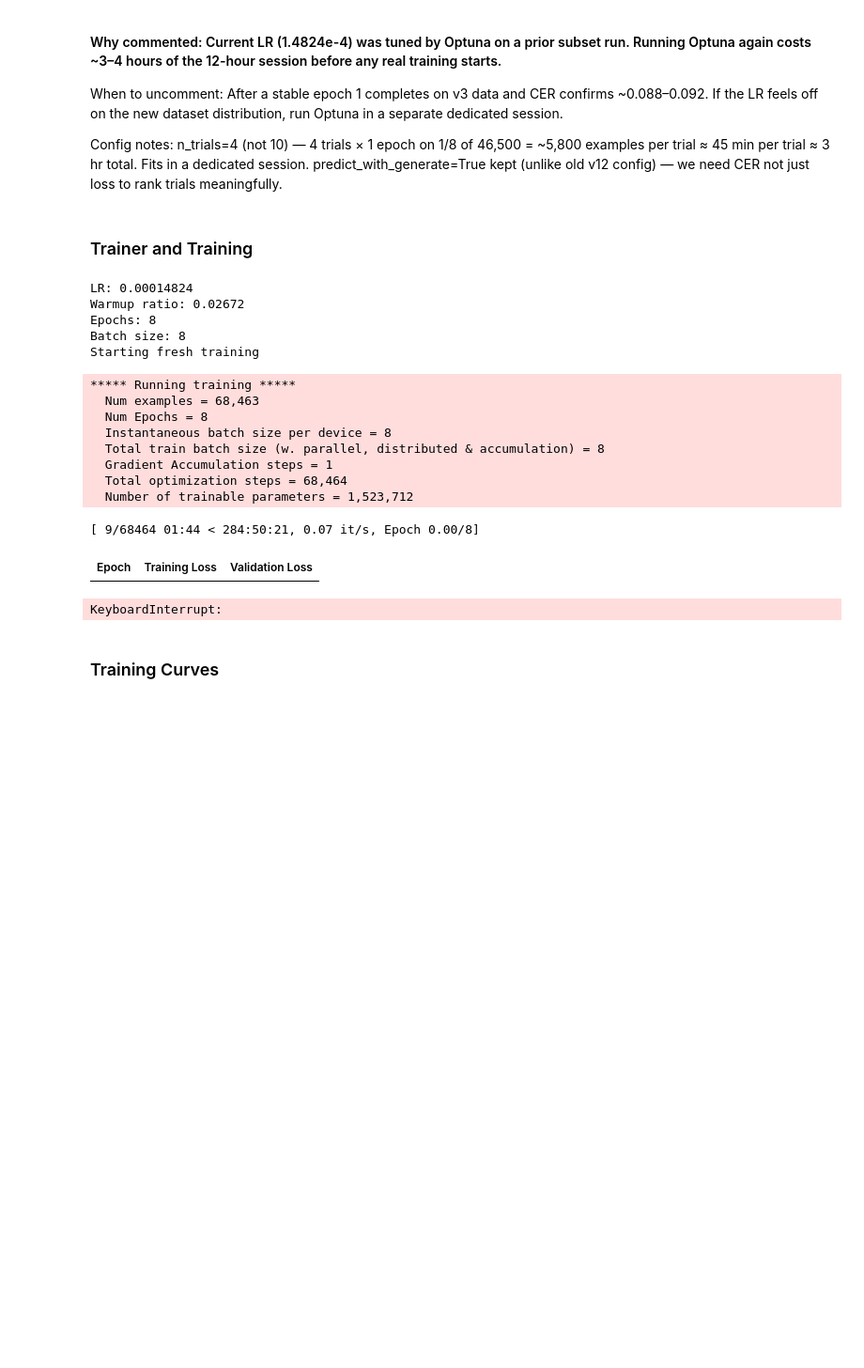
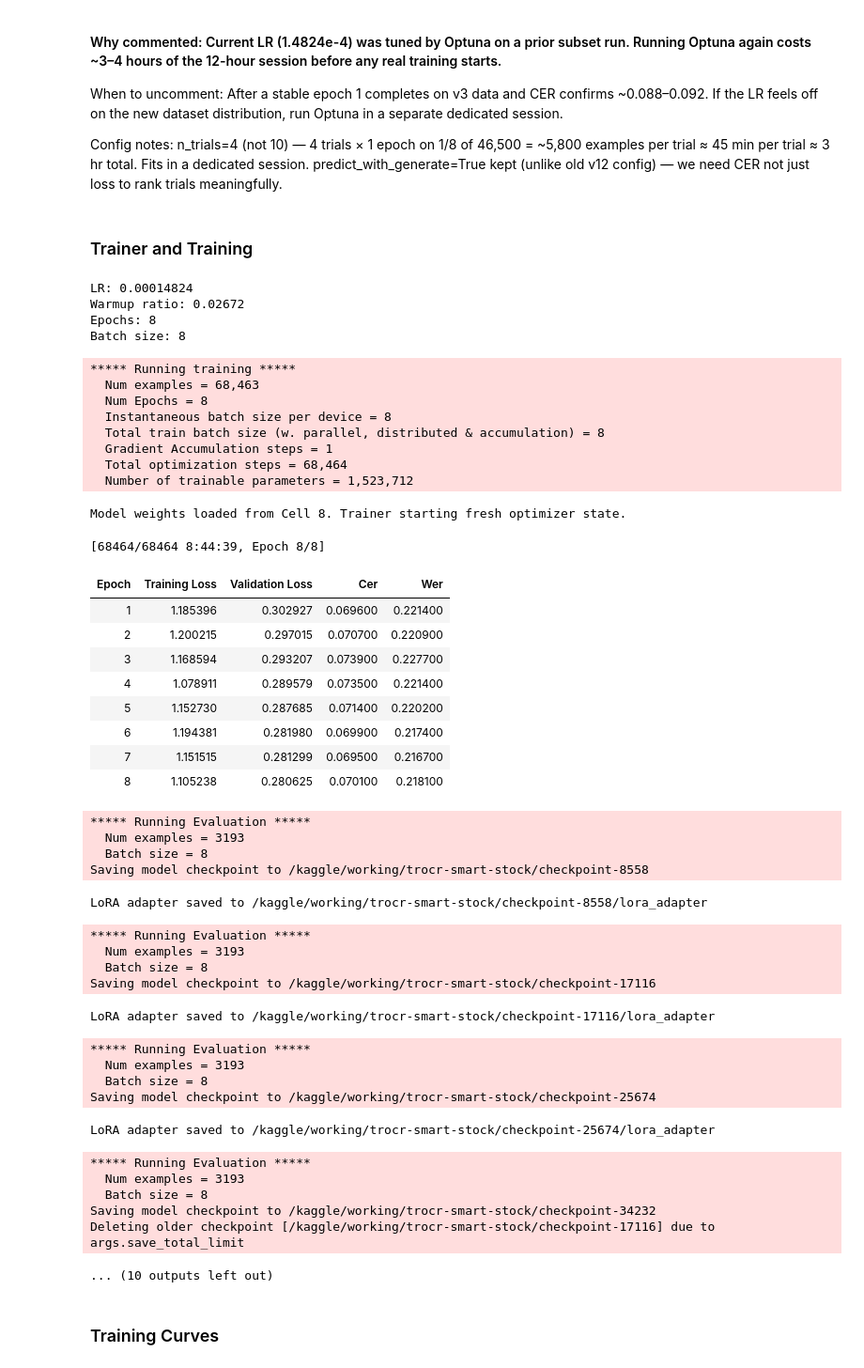
Before and after one commit to Maaz-x14/Smart-Stock, a Jupyter notebook: ml_service/ocr/kaggle_trocr.ipynb, the cells around one changed output. Shown at 94% size. Cells and saved outputs as stored; diff of their text form; code cells hidden in the pictures; blank space fills up the shorter version.

```diff
--- a/ml_service/ocr/kaggle_trocr.ipynb
+++ b/ml_service/ocr/kaggle_trocr.ipynb
@@ -493,7 +512,7 @@ from peft import LoraConfig, get_peft_model, TaskType, PeftModel
 
 # INPUT_CHECKPOINT_DIR already defined in Cell 1
 # Redeclared here for clarity — safe to run again
-INPUT_CHECKPOINT_DIR = Path("/kaggle/input/datasets/maazahmad69/smart-stock-model-data/trocr-smart-stock")
+INPUT_CHECKPOINT_DIR = Path("/kaggle/input/datasets/maazahmad69/trocr-smart-stock-model/trocr-smart-stock/trocr-smart-stock/checkpoint-51348")
 
 # Load base model from stored best weights
 base_model = VisionEncoderDecoderModel.from_pretrained(str(MODEL_INPUT))
@@ -505,7 +524,7 @@ for param in base_model.encoder.parameters():
 
 # ── Checkpoint resume priority ────────────────────────────────────────────────
 # 1. /kaggle/working/trocr-smart-stock  (current session checkpoints, most recent)
-# 2. /kaggle/input/datasets/maazahmad69/smart-stock-model-data/trocr-smart-stock (uploaded from prior session — fallback)
+# 2. /kaggle/input/datasets/maazahmad69/trocr-smart-stock-model/trocr-smart-stock/trocr-smart-stock/checkpoint-51348 (uploaded from prior session — fallback)
 # 3. Fresh LoRA (no prior checkpoint found)
 
 def find_lora_checkpoints(directory: Path):
@@ -516,18 +535,22 @@ def find_lora_checkpoints(directory: Path):
     ])
 
 working_checkpoints = find_lora_checkpoints(CHECKPOINT_DIR)
-input_checkpoints   = find_lora_checkpoints(INPUT_CHECKPOINT_DIR) if INPUT_CHECKPOINT_DIR.exists() else []
 
 if working_checkpoints:
     latest = working_checkpoints[-1]
     adapter_path = latest / "lora_adapter" if (latest / "lora_adapter").exists() else latest
     model = PeftModel.from_pretrained(base_model, str(adapter_path), is_trainable=True)
     print(f"Resumed from working dir: {adapter_path}")
-elif input_checkpoints:
-    latest = input_checkpoints[-1]
-    adapter_path = latest / "lora_adapter" if (latest / "lora_adapter").exists() else latest
+
+elif INPUT_CHECKPOINT_DIR.exists() and (
+    (INPUT_CHECKPOINT_DIR / "lora_adapter").exists() or
+    (INPUT_CHECKPOINT_DIR / "adapter_config.json").exists()
+):
+    # INPUT_CHECKPOINT_DIR points directly to checkpoint-51348 — no glob needed
+    adapter_path = INPUT_CHECKPOINT_DIR / "lora_adapter" if (INPUT_CHECKPOINT_DIR / "lora_adapter").exists() else INPUT_CHECKPOINT_DIR
     model = PeftModel.from_pretrained(base_model, str(adapter_path), is_trainable=True)
     print(f"Resumed from input dir: {adapter_path}")
+
 else:
     lora_config = LoraConfig(
         task_type=TaskType.SEQ_2_SEQ_LM,
@@ -547,9 +570,11 @@ model.config.pad_token_id           = processor.tokenizer.pad_token_id
 model.config.vocab_size             = model.config.decoder.vocab_size
 
 # Generation config — must go on model.generation_config, NOT model.config
-model.generation_config.eos_token_id         = processor.tokenizer.sep_token_id
-model.generation_config.early_stopping       = True
-model.generation_config.no_repeat_ngram_size = 3
-model.generation_config.length_penalty       = 2.0
-model.generation_config.num_beams            = 4
+model.generation_config.eos_token_id   = processor.tokenizer.sep_token_id
+model.generation_config.early_stopping = True
+model.generation_config.length_penalty = 1.0   # was 2.0 — penalised short outputs, caused hallucination
+model.generation_config.num_beams      = 4
+# no_repeat_ngram_size deliberately removed — receipt text has legitimate
+# repetitions (e.g. "60.000 60.000") that ngram blocking incorrectly suppressed,
+# causing test CER > 1.0 in v3 run 3 despite val CER of 0.0687
 # %% [output]
@@ -851,40 +876,75 @@ if CHECKPOINT_DIR.exists():
 trainer = Seq2SeqTrainer(
     model=model,
     args=training_args,
     train_dataset=train_dataset,
     eval_dataset=val_dataset,
     data_collator=collate_fn,
     compute_metrics=compute_metrics,
     callbacks=[LoRASaveCallback()],
 )
 
 # Resume from latest valid checkpoint if available
 valid_checkpoints = sorted(CHECKPOINT_DIR.glob("checkpoint-*"))
-resume_from = str(valid_checkpoints[-1]) if valid_checkpoints else None
 
-if resume_from:
-    print(f"Resuming from: {resume_from}")
+if valid_checkpoints:
+    resume_from = str(valid_checkpoints[-1])
+    print(f"Resuming from working dir: {resume_from}")
+elif INPUT_CHECKPOINT_DIR.exists():
+    # Scaler state incompatible with current transformers version.
+    # Model weights already loaded correctly in Cell 8 via PeftModel.
+    # Setting resume_from=None resets optimizer/LR state only — model won't regress.
+    resume_from = None
+    print("Model weights loaded from Cell 8. Trainer starting fresh optimizer state.")
 else:
+    resume_from = None
     print("Starting fresh training")
 
 trainer.train(resume_from_checkpoint=resume_from)
 # %% [output]
 LR: 0.00014824
 Warmup ratio: 0.02672
 Epochs: 8
 Batch size: 8
-Starting fresh training
 ***** Running training *****
   Num examples = 68,463
   Num Epochs = 8
   Instantaneous batch size per device = 8
   Total train batch size (w. parallel, distributed & accumulation) = 8
   Gradient Accumulation steps = 1
   Total optimization steps = 68,464
   Number of trainable parameters = 1,523,712
-[ 9/68464 01:44 < 284:50:21, 0.07 it/s, Epoch 0.00/8]
+Model weights loaded from Cell 8. Trainer starting fresh optimizer state.
+[68464/68464 8:44:39, Epoch 8/8]
-| Epoch | Training Loss | Validation Loss |
+| Epoch | Training Loss | Validation Loss | Cer | Wer |
+| 1 | 1.185396 | 0.302927 | 0.069600 | 0.221400 |
+| 2 | 1.200215 | 0.297015 | 0.070700 | 0.220900 |
+| 3 | 1.168594 | 0.293207 | 0.073900 | 0.227700 |
+| 4 | 1.078911 | 0.289579 | 0.073500 | 0.221400 |
+| 5 | 1.152730 | 0.287685 | 0.071400 | 0.220200 |
+| 6 | 1.194381 | 0.281980 | 0.069900 | 0.217400 |
+| 7 | 1.151515 | 0.281299 | 0.069500 | 0.216700 |
+| 8 | 1.105238 | 0.280625 | 0.070100 | 0.218100 |
-KeyboardInterrupt:
+***** Running Evaluation *****
+  Num examples = 3193
+  Batch size = 8
+Saving model checkpoint to /kaggle/working/trocr-smart-stock/checkpoint-8558
+LoRA adapter saved to /kaggle/working/trocr-smart-stock/checkpoint-8558/lora_adapter
+***** Running Evaluation *****
+  Num examples = 3193
+  Batch size = 8
+Saving model checkpoint to /kaggle/working/trocr-smart-stock/checkpoint-17116
+LoRA adapter saved to /kaggle/working/trocr-smart-stock/checkpoint-17116/lora_adapter
+***** Running Evaluation *****
+  Num examples = 3193
+  Batch size = 8
+Saving model checkpoint to /kaggle/working/trocr-smart-stock/checkpoint-25674
+LoRA adapter saved to /kaggle/working/trocr-smart-stock/checkpoint-25674/lora_adapter
+***** Running Evaluation *****
+  Num examples = 3193
+  Batch size = 8
+Saving model checkpoint to /kaggle/working/trocr-smart-stock/checkpoint-34232
+Deleting older checkpoint [/kaggle/working/trocr-smart-stock/checkpoint-17116] due to args.save_total_limit
+... (10 outputs left out)
 # %% [markdown]
 ### Training Curves
 # %%
```
Also changed, not shown: parts of 13 cells of this notebook.
